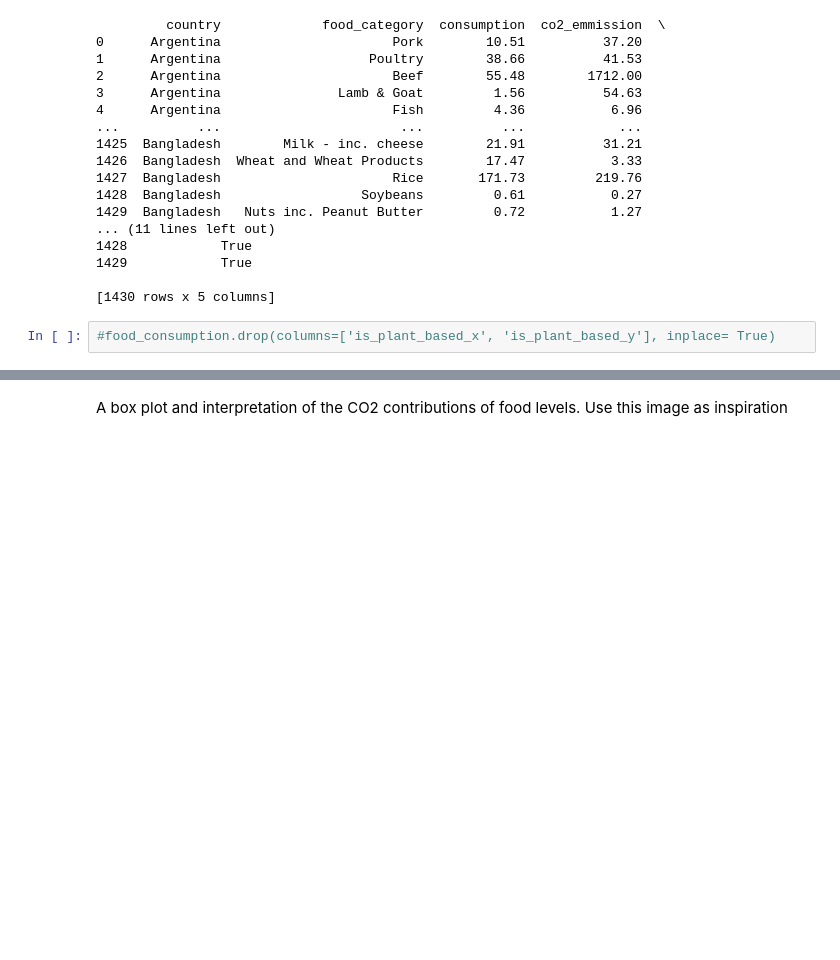
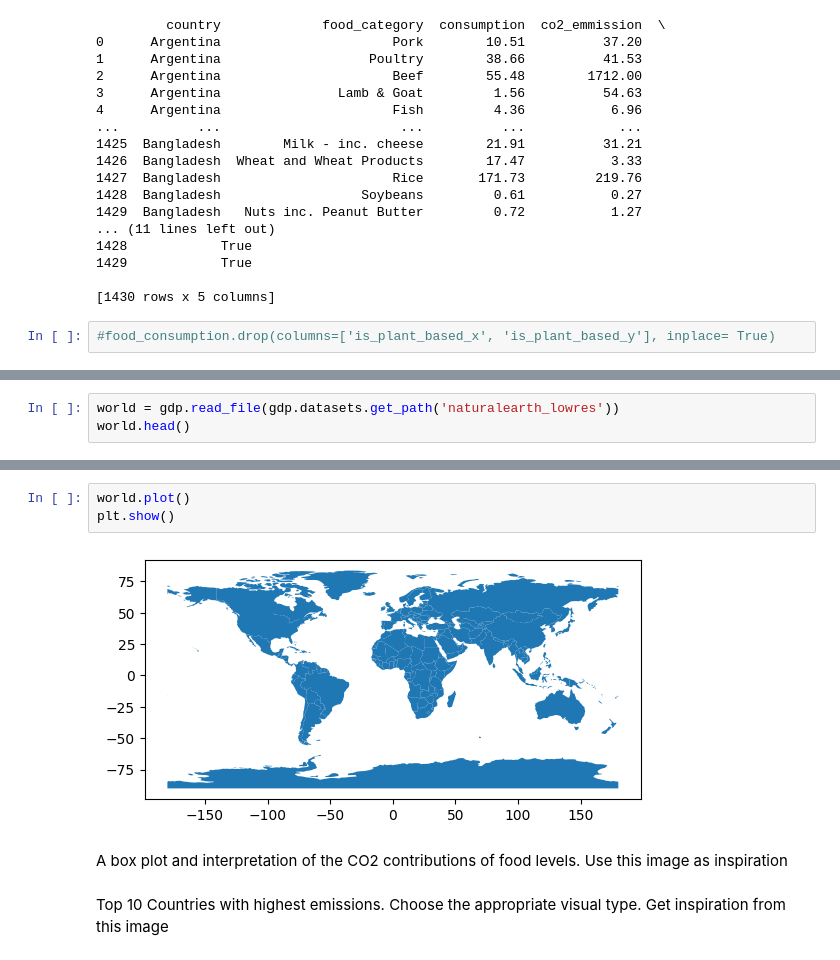
Before and after one commit to Mercymerine/Pandas-Analysis, a Jupyter notebook: food_carbon_footprint.ipynb, the cells around one changed output, grey strips where cells are left out. Drawn from its saved outputs; the diff is of its cells as text; blank space fills up the shorter version.

```diff
--- a/food_carbon_footprint.ipynb
+++ b/food_carbon_footprint.ipynb
@@ -359,0 +364,3 @@ plt.show()
+# %%
+world = gdp.read_file(gdp.datasets.get_path('naturalearth_lowres'))
+world.head()
@@ -360,2 +374,9 @@ plt.show()
+# %%
+world.plot()
+plt.show()
+# %% [output]
+[figure, added]
 # %% [markdown]
 A box plot and interpretation of the CO2 contributions of food levels. Use this image as inspiration
+# %% [markdown]
+Top 10 Countries with highest emissions. Choose the appropriate visual type. Get inspiration from this image
```
Also changed, not shown: parts of 10 cells of this notebook.
